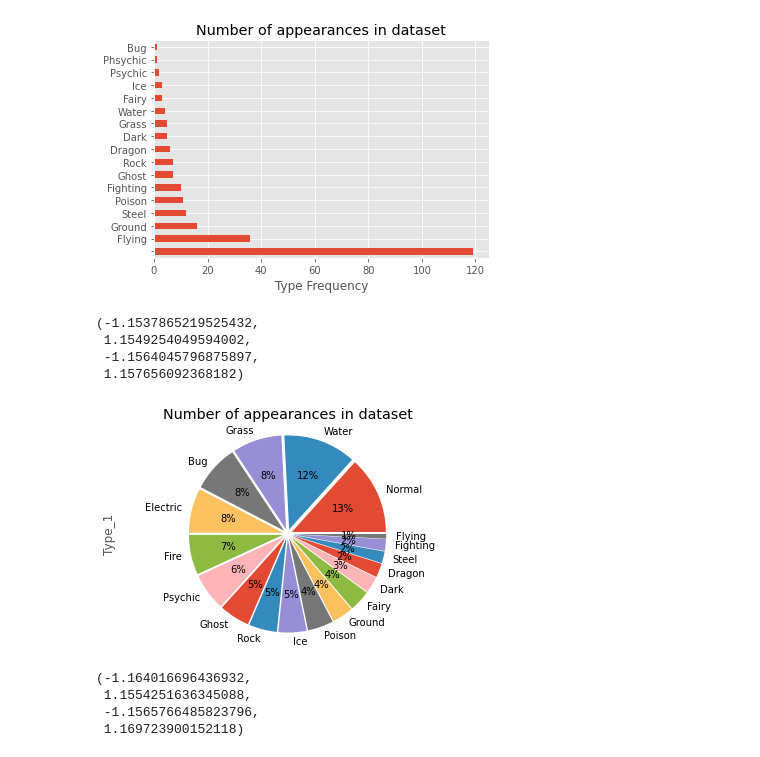
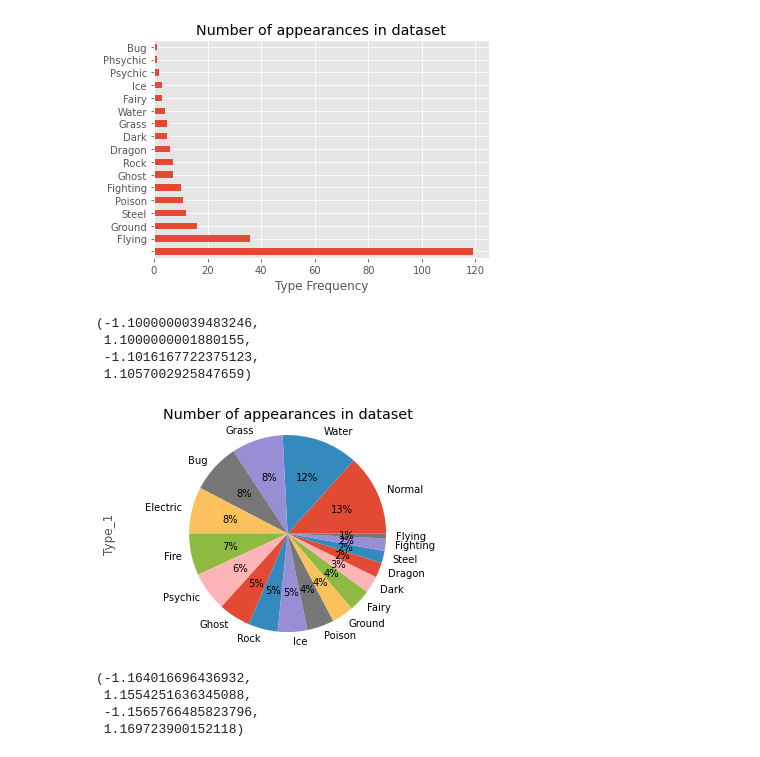
Before and after one commit to VengefulNick/pogo_pandas_matplot, a Jupyter notebook: plot_data.ipynb, the cells around one changed output. Drawn from its saved outputs; the diff is of its cells as text; code cells hidden in the pictures.

```diff
--- a/plot_data.ipynb
+++ b/plot_data.ipynb
@@ -6,6 +6,7 @@ import matplotlib.pyplot as plt
 import seaborn as sb
 
 data = pd.read_csv('PLA_pokedex_complete.csv')
+data.fillna('', inplace=True)
 
 data
 # %% [output]
@@ -25,8 +26,7 @@ data
 # %% [markdown]
 Joining Type_1 and Type_2 into a new Type Column
 # %%
+data['Type'] = data['Type_1'].str.cat(data['Type_2'], sep=' / ')
 
-data['Type'] = data['Type_1'] + ' / ' + data['Type_2']
-
-data.head()
+data['Type']
 # %% [output]
@@ -78,16 +89,16 @@ plt.xlabel('Type Frequency')
 Text(0.5, 0, 'Type Frequency')
 [figure]
 # %%
-explode = (0.05,0.05,0.05,0.05,0.05,0.05,0.05,0.05,0.05,0.05,0.05,0.05,0.05,0.05,0.05,0.05,0.05,0.05)
-data.Type_1.value_counts().plot(kind='pie', autopct = '%1.0f%%', explode = explode)
+data['Type_1'].value_counts().plot(kind='pie', autopct = '%1.0f%%')
+
 plt.title('Number of appearances in dataset')
 plt.axis('equal')
 # %% [output]
-(-1.1537865219525432,
- 1.1549254049594002,
- -1.1564045796875897,
- 1.157656092368182)
+(-1.1000000039483246,
+ 1.1000000001880155,
+ -1.1016167722375123,
+ 1.1057002925847659)
-[figure, old version]
+[figure, new version]
 # %%
 explode = (0.05,0.05,0.05,0.05,0.05,0.05,0.05,0.05,0.05,0.05,0.05,0.05,0.05,0.05,0.05,0.05,0.05)
 data.Type_2.value_counts().plot(kind = 'pie', autopct = '%1.0f%%', explode = explode )
```
Also changed, not shown: parts of 5 cells of this notebook.
